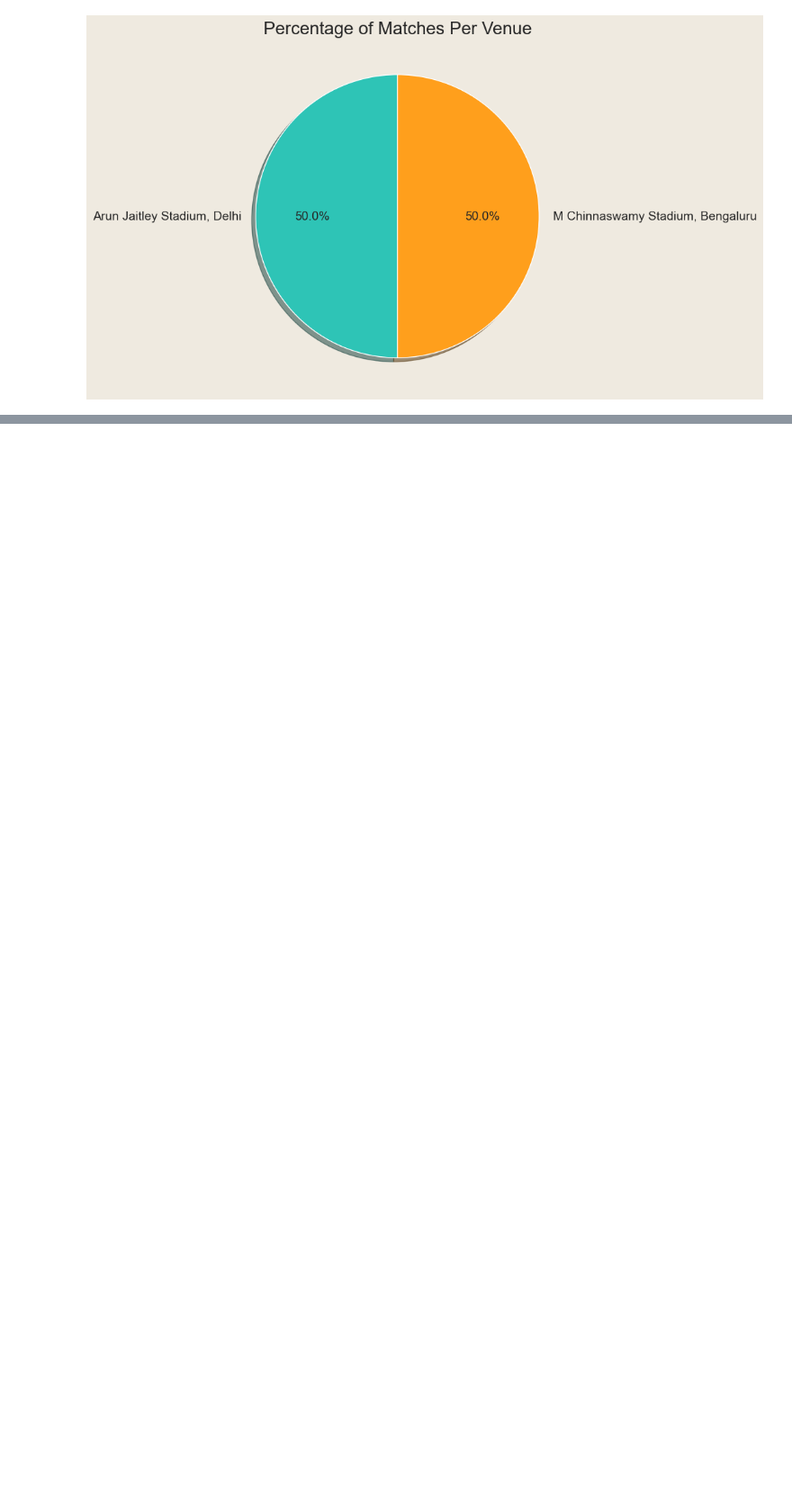
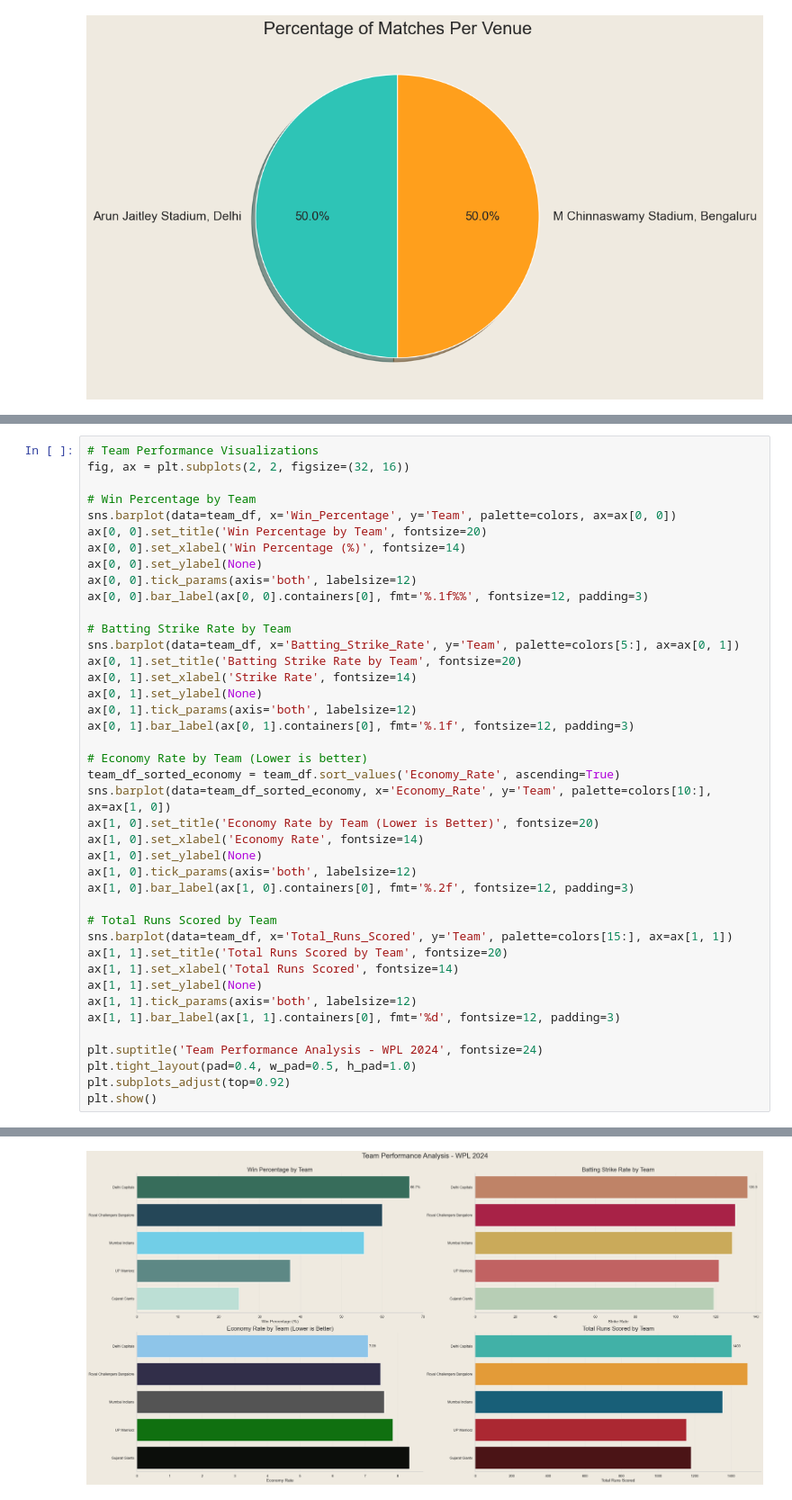
Before and after one commit to desaturne/wpl-2024-analysis, a Jupyter notebook: wpl-analysis.ipynb, the cells around one changed output, grey strips where cells are left out. Shown at 90% size. Cells and saved outputs as stored; diff of their text form; blank space fills up the shorter version.

```diff
--- a/wpl-analysis.ipynb
+++ b/wpl-analysis.ipynb
@@ -492,0 +674,42 @@ plt.show()
+# %%
+# Team Performance Visualizations
+fig, ax = plt.subplots(2, 2, figsize=(32, 16))
+
+# Win Percentage by Team
+sns.barplot(data=team_df, x='Win_Percentage', y='Team', palette=colors, ax=ax[0, 0])
+ax[0, 0].set_title('Win Percentage by Team', fontsize=20)
+ax[0, 0].set_xlabel('Win Percentage (%)', fontsize=14)
+ax[0, 0].set_ylabel(None)
+ax[0, 0].tick_params(axis='both', labelsize=12)
+ax[0, 0].bar_label(ax[0, 0].containers[0], fmt='%.1f%%', fontsize=12, padding=3)
+
+# Batting Strike Rate by Team
+sns.barplot(data=team_df, x='Batting_Strike_Rate', y='Team', palette=colors[5:], ax=ax[0, 1])
+ax[0, 1].set_title('Batting Strike Rate by Team', fontsize=20)
+ax[0, 1].set_xlabel('Strike Rate', fontsize=14)
+ax[0, 1].set_ylabel(None)
+ax[0, 1].tick_params(axis='both', labelsize=12)
+ax[0, 1].bar_label(ax[0, 1].containers[0], fmt='%.1f', fontsize=12, padding=3)
+
+# Economy Rate by Team (Lower is better)
+team_df_sorted_economy = team_df.sort_values('Economy_Rate', ascending=True)
+sns.barplot(data=team_df_sorted_economy, x='Economy_Rate', y='Team', palette=colors[10:], ax=ax[1, 0])
+ax[1, 0].set_title('Economy Rate by Team (Lower is Better)', fontsize=20)
+ax[1, 0].set_xlabel('Economy Rate', fontsize=14)
+ax[1, 0].set_ylabel(None)
+ax[1, 0].tick_params(axis='both', labelsize=12)
+ax[1, 0].bar_label(ax[1, 0].containers[0], fmt='%.2f', fontsize=12, padding=3)
+
+# Total Runs Scored by Team
+sns.barplot(data=team_df, x='Total_Runs_Scored', y='Team', palette=colors[15:], ax=ax[1, 1])
+ax[1, 1].set_title('Total Runs Scored by Team', fontsize=20)
+ax[1, 1].set_xlabel('Total Runs Scored', fontsize=14)
+ax[1, 1].set_ylabel(None)
+ax[1, 1].tick_params(axis='both', labelsize=12)
+ax[1, 1].bar_label(ax[1, 1].containers[0], fmt='%d', fontsize=12, padding=3)
+
+plt.suptitle('Team Performance Analysis - WPL 2024', fontsize=24)
+plt.tight_layout(pad=0.4, w_pad=0.5, h_pad=1.0)
+plt.subplots_adjust(top=0.92)
+plt.show()
+# %% [output]
@@ -492,0 +731 @@ plt.show()
+[figure, added]
```
Also changed, not shown: parts of 31 cells of this notebook, 2 other files.
